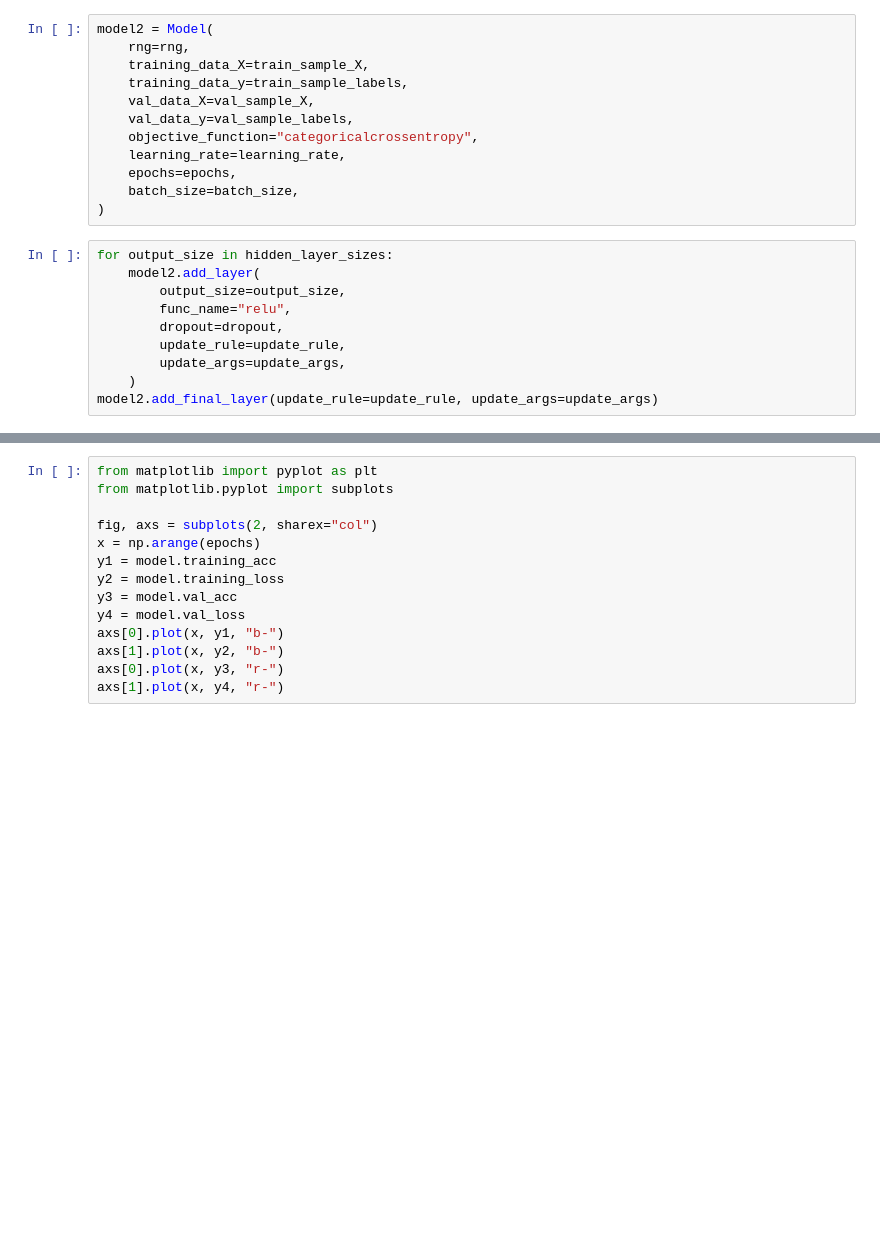
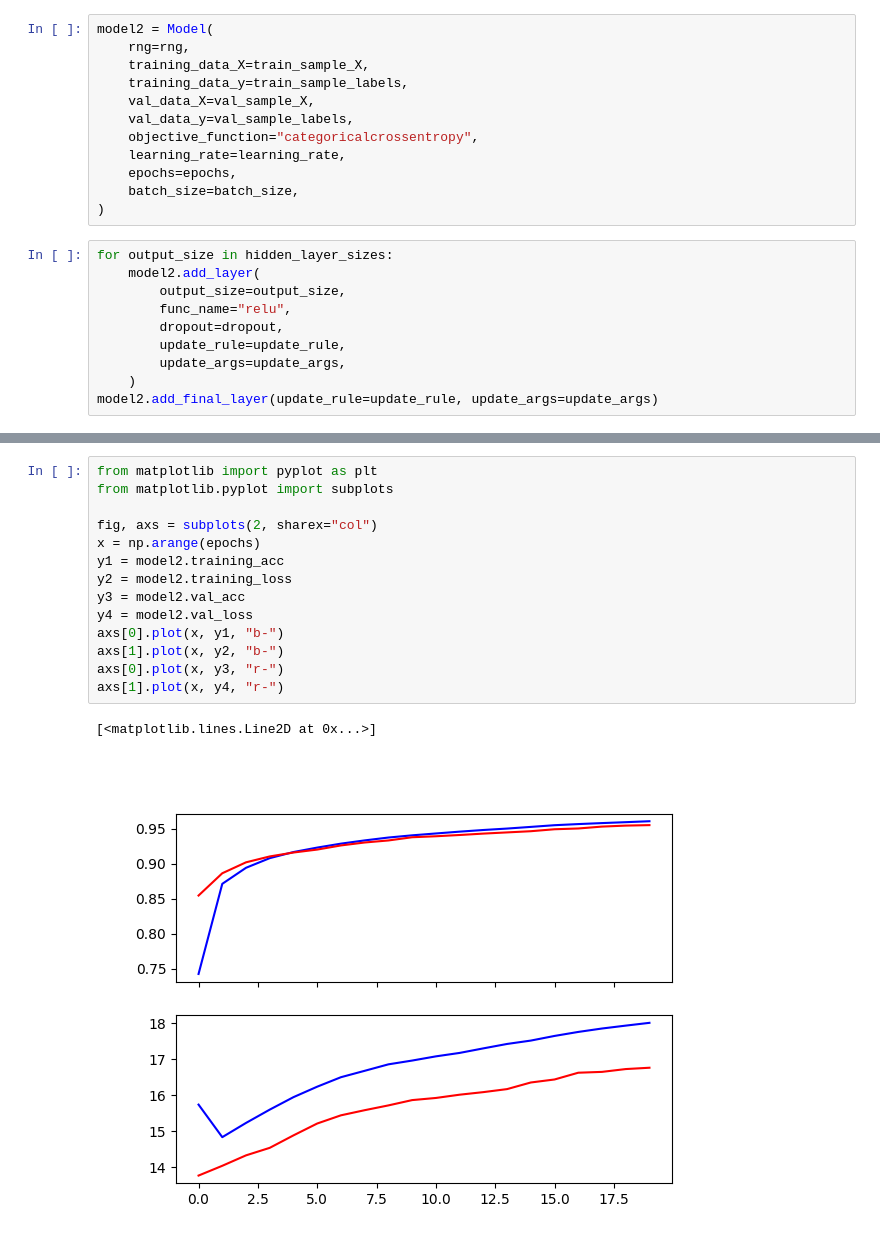
Before and after one commit to davidtweedle/neuralnetwork, a Jupyter notebook: example_mnist.ipynb, the cells around one changed output, grey strips where cells are left out. Cells and saved outputs as stored; diff of their text form; blank space fills up the shorter version.

```diff
--- a/example_mnist.ipynb
+++ b/example_mnist.ipynb
@@ -164,14 +185,17 @@ model2.run()
 # %%
 from matplotlib import pyplot as plt
 from matplotlib.pyplot import subplots
 
 fig, axs = subplots(2, sharex="col")
 x = np.arange(epochs)
-y1 = model.training_acc
-y2 = model.training_loss
-y3 = model.val_acc
-y4 = model.val_loss
+y1 = model2.training_acc
+y2 = model2.training_loss
+y3 = model2.val_acc
+y4 = model2.val_loss
 axs[0].plot(x, y1, "b-")
 axs[1].plot(x, y2, "b-")
 axs[0].plot(x, y3, "r-")
 axs[1].plot(x, y4, "r-")
+# %% [output]
+[<matplotlib.lines.Line2D at 0x...>]
+[figure, added]
```
Also changed, not shown: parts of 9 cells of this notebook.
